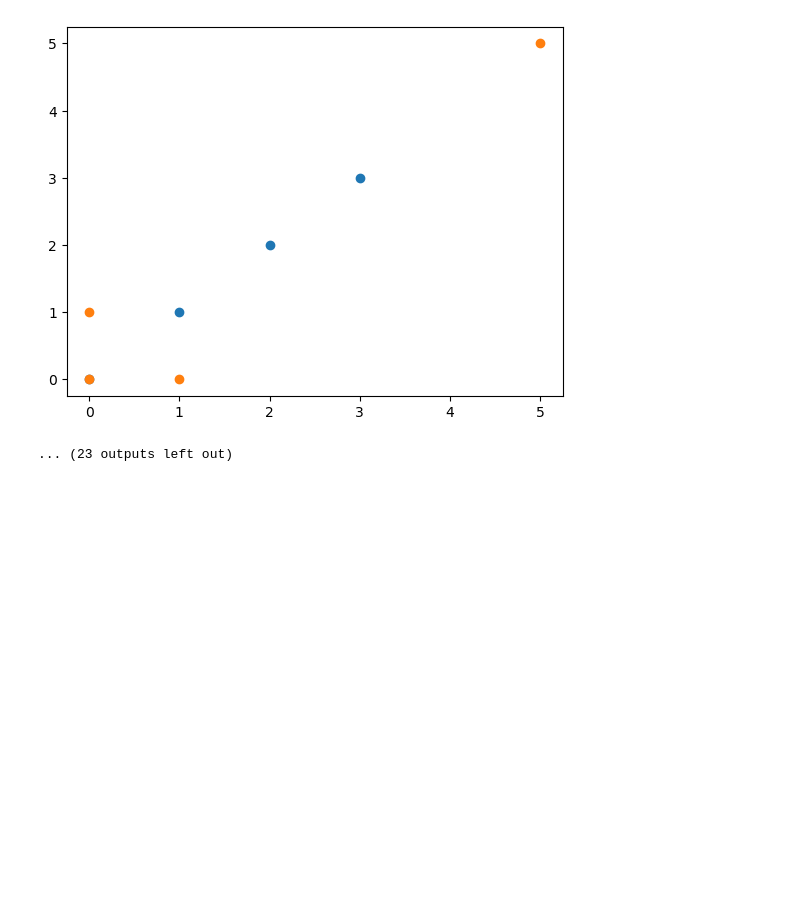
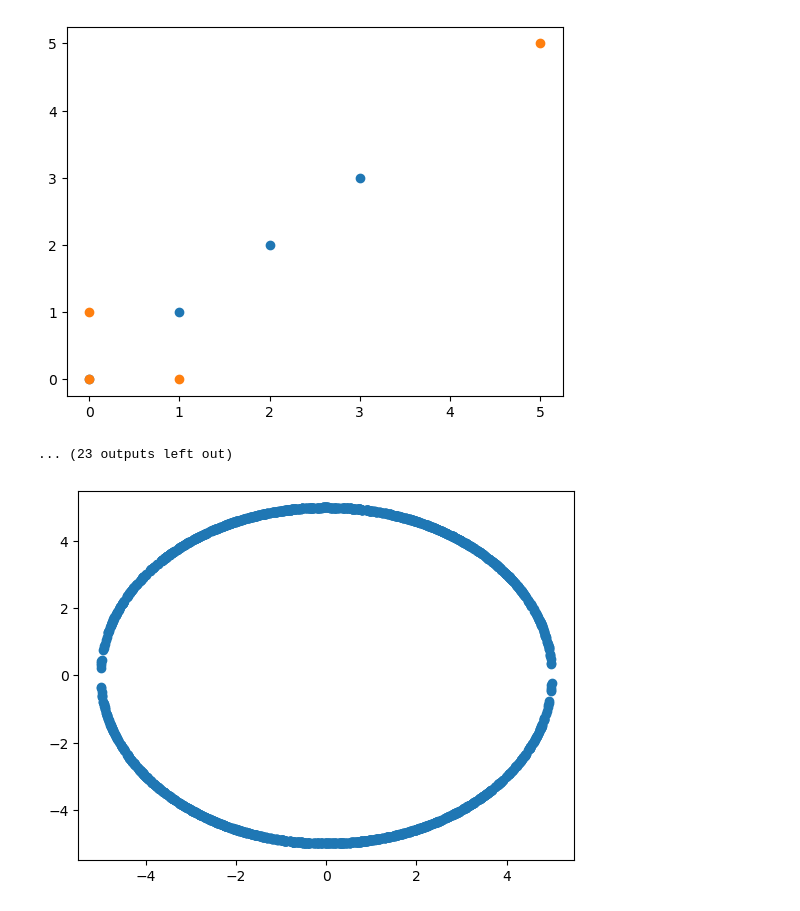
Before and after one commit to cjbass02/CSC3310-Program1, a Jupyter notebook: program1COPY.ipynb, the cells around one changed output. Saved outputs shown, nothing was run; the diff lists cells and outputs as text; code cells hidden in the pictures; blank space fills up the shorter version.

Commit message:
makeCircle

```diff
--- a/program1COPY.ipynb
+++ b/program1COPY.ipynb
@@ -291,3 +292,23 @@ No hull points to plot.
 -------------------------------------------------------------------------------
 [figure]
 ... (23 outputs left out)
+# %%
+def makeCircle(radius, iterations):
+    pointsx = []
+    pointsy = []
+    for i in range(0, iterations):
+        x = random.uniform(-radius, radius)
+        y = math.sqrt(radius**2 - x**2)
+        pointsx.append(x)
+        pointsy.append(y)
+        pointsx.append(-x)
+        pointsy.append(-y)
+
+
+    plt.plot()
+    plt.scatter(x= pointsx, y = pointsy)
+    plt.show()
+# %%
+makeCircle(5, 1000)
+# %% [output]
+[figure, added]
```
Also changed, not shown: parts of 1 cell of this notebook.
